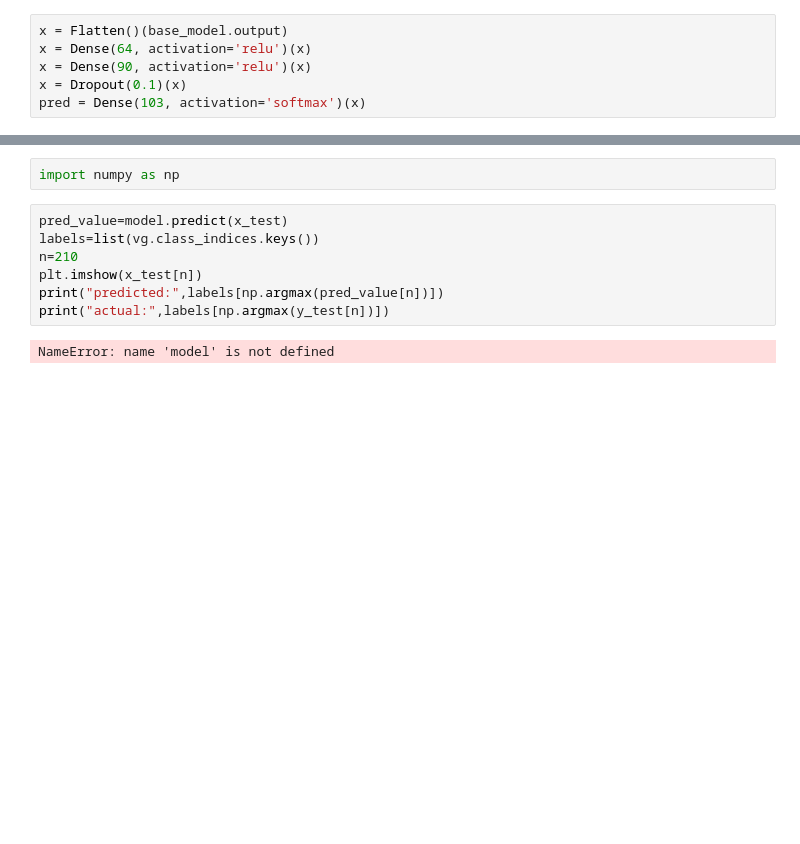
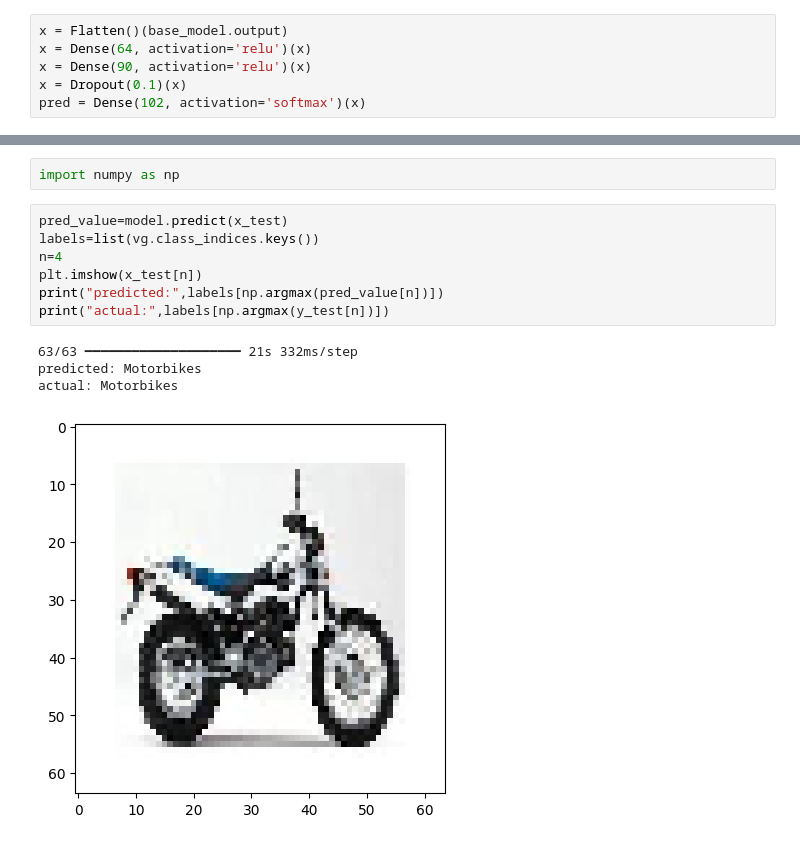
Before and after one commit to rishikesh-revandikar/DL, a Jupyter notebook: Assignment_6.ipynb, the cells around one changed output, grey strips where cells are left out. Cells and saved outputs as stored; diff of their text form; blank space fills up the shorter version.

```diff
--- a/Assignment_6.ipynb
+++ b/Assignment_6.ipynb
@@ -191,7 +225,7 @@ x = Flatten()(base_model.output)
 x = Dense(64, activation='relu')(x)
 x = Dense(90, activation='relu')(x)
 x = Dropout(0.1)(x)
-pred = Dense(103, activation='softmax')(x)
+pred = Dense(102, activation='softmax')(x)
 # %%
 model = Model(inputs=base_model.input, outputs = pred)
 # %%
@@ -224,9 +258,12 @@ import numpy as np
 # %%
 pred_value=model.predict(x_test)
 labels=list(vg.class_indices.keys())
-n=210
+n=4
 plt.imshow(x_test[n])
 print("predicted:",labels[np.argmax(pred_value[n])])
 print("actual:",labels[np.argmax(y_test[n])])
 # %% [output]
-NameError: name 'model' is not defined
+63/63 ━━━━━━━━━━━━━━━━━━━━ 21s 332ms/step
+predicted: Motorbikes
+actual: Motorbikes
+[figure, added]
```
Also changed, not shown: parts of 3 cells of this notebook.
